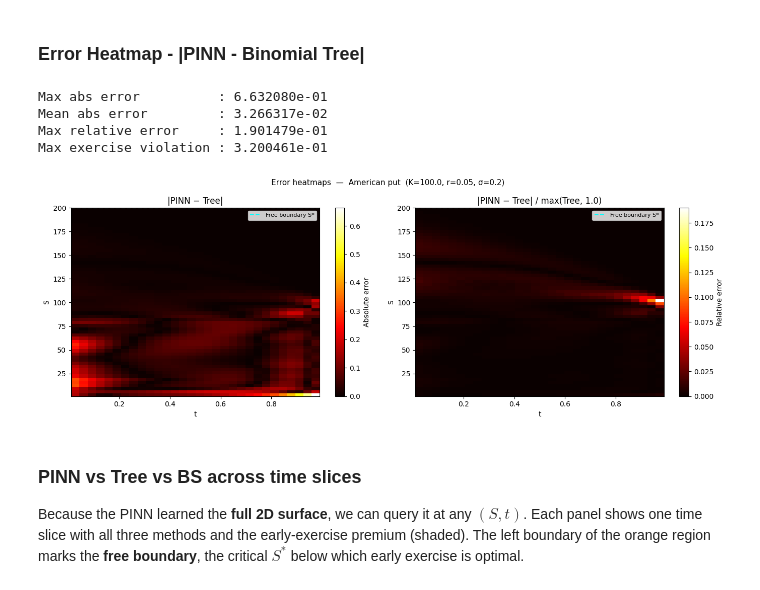
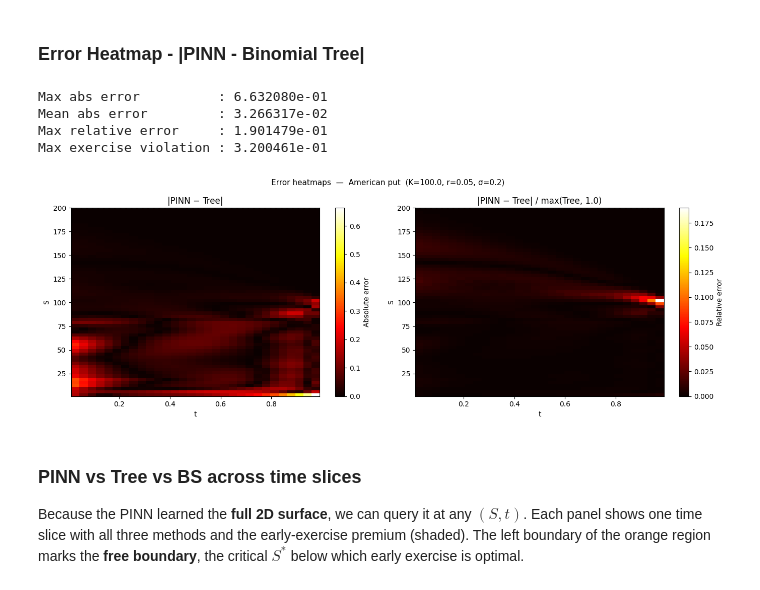
Before and after one commit to Samyueru01/Cutting-Edge, a Jupyter notebook: notebooks/PINN_American_Put.ipynb, the cells around one changed output. Drawn from its saved outputs; the diff is of its cells as text; code cells hidden in the pictures.

```diff
--- a/notebooks/PINN_American_Put.ipynb
+++ b/notebooks/PINN_American_Put.ipynb
@@ -986,35 +986,34 @@ def plot_error_heatmap(model, nS=60, nT=30):
     for j in range(nT):
         s_star = _find_free_boundary(S_vals, V_tree[:, j], payoff_1d, tol=tol)
         free_S.append(s_star if s_star is not None else np.nan)
 
     extent = [t_vals.min(), t_vals.max(), S_vals.min(), S_vals.max()]
 
     fig, axes = plt.subplots(1, 2, figsize=(14, 5))
     for ax, data, title, cbar_label in zip(
         axes,
         [abs_err, rel_err],
         ["|PINN − Tree|", f"|PINN − Tree| / max(Tree, {0.01*K:.1f})"],
         ["Absolute error", "Relative error"],
     ):
         im = ax.imshow(data, extent=extent, origin="lower", aspect="auto", cmap="hot")
         ax.plot(t_vals, free_S, color="cyan", lw=1.5, ls="--", label="Free boundary S*")
         ax.set_xlabel("t")
         ax.set_ylabel("S")
         ax.set_title(title)
-        ax.legend(fontsize=8)
         fig.colorbar(im, ax=ax, label=cbar_label)
 
     fig.suptitle(f"Error heatmaps  —  American put  (K={K}, r={r}, σ={sigma})", fontsize=11)
     fig.tight_layout()
     plt.show()
 
 plot_error_heatmap(model)
 # %% [output]
 Max abs error          : 6.632080e-01
 Mean abs error         : 3.266317e-02
 Max relative error     : 1.901479e-01
 Max exercise violation : 3.200461e-01
-[figure, old version]
+[figure, new version]
 # %% [markdown]
 ### PINN vs Tree vs BS across time slices
 
```
Also changed, not shown: 4 other files.
